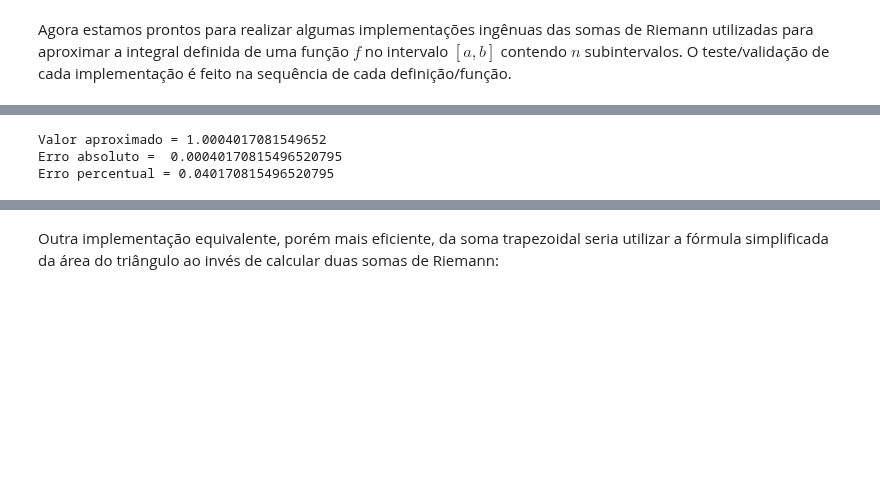
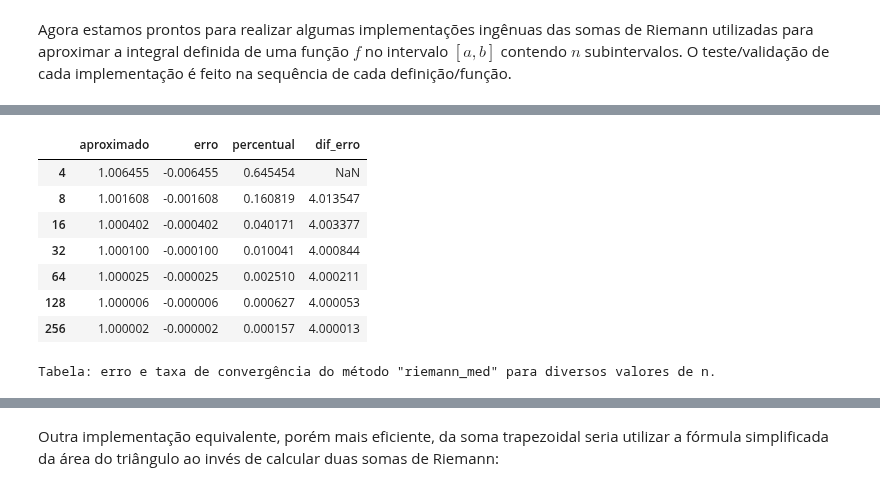
Before and after one commit to bgeneto/MCA, a Jupyter notebook: notebooks/mca07.ipynb, the cells around one changed output, grey strips where cells are left out. Drawn from its saved outputs; the diff is of its cells as text; code cells hidden in the pictures; blank space fills up the shorter version.

```diff
--- a/notebooks/mca07.ipynb
+++ b/notebooks/mca07.ipynb
@@ -334,12 +361,15 @@ def riemann_med(f, a, b, n):
 # %%
 # teste da soma de Riemann média
-vmed = riemann_med(f, a, b, n)
-
-# imprime o valor e os erros
-mostra_erro(vmed)
+resultados(riemann_med, f, (a, b), valor_exato=1)
 # %% [output]
+|  | aproximado | erro | percentual | dif_erro |
+| 4 | 1.006455 | -0.006455 | 0.645454 | NaN |
+| 8 | 1.001608 | -0.001608 | 0.160819 | 4.013547 |
+| 16 | 1.000402 | -0.000402 | 0.040171 | 4.003377 |
+| 32 | 1.000100 | -0.000100 | 0.010041 | 4.000844 |
+| 64 | 1.000025 | -0.000025 | 0.002510 | 4.000211 |
+| 128 | 1.000006 | -0.000006 | 0.000627 | 4.000053 |
+| 256 | 1.000002 | -0.000002 | 0.000157 | 4.000013 |
-Valor aproximado = 1.0004017081549652
-Erro absoluto =  0.00040170815496520795
-Erro percentual = 0.040170815496520795
+Tabela: erro e taxa de convergência do método "riemann_med" para diversos valores de n.
 # %%
 def riemann_trap(f, a, b, n):
```
Also changed, not shown: parts of 35 cells of this notebook.
